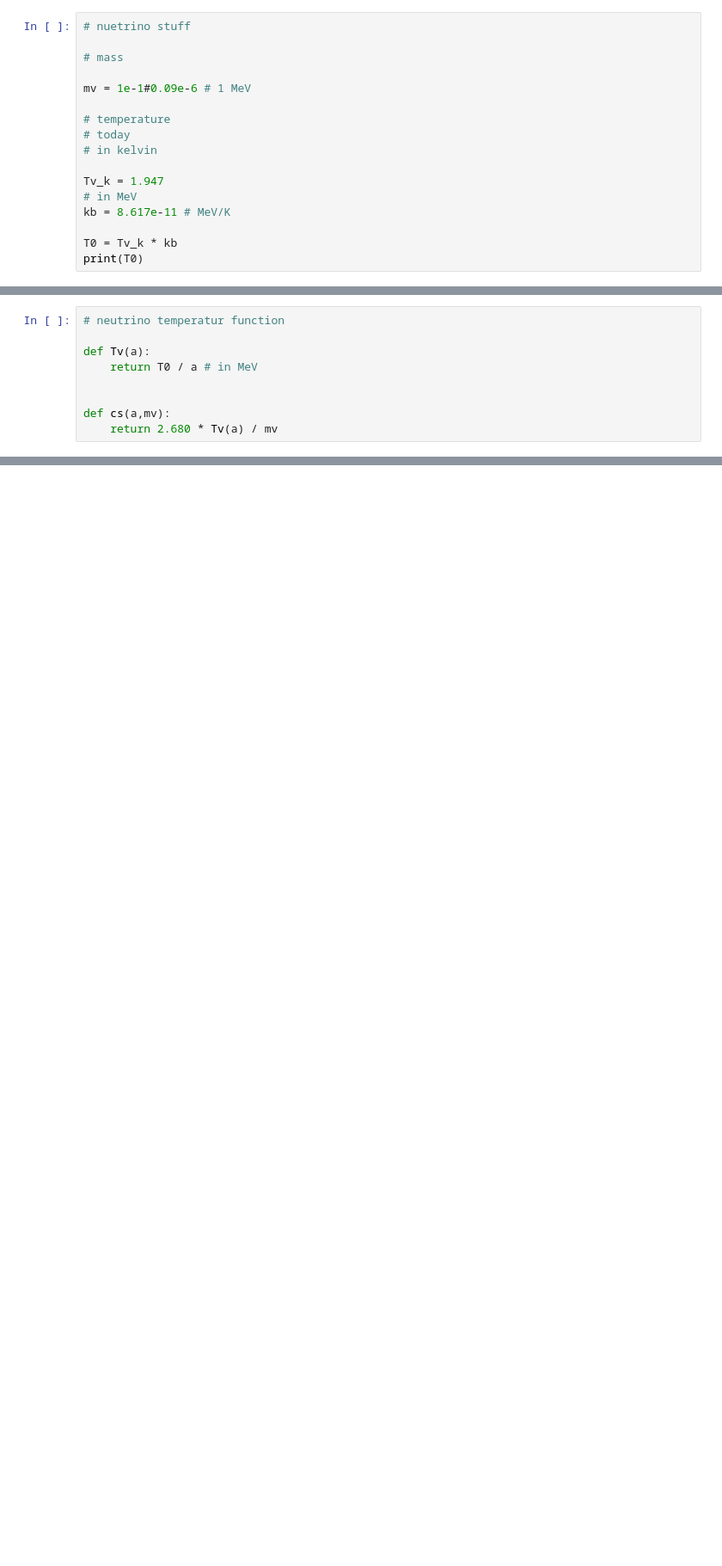
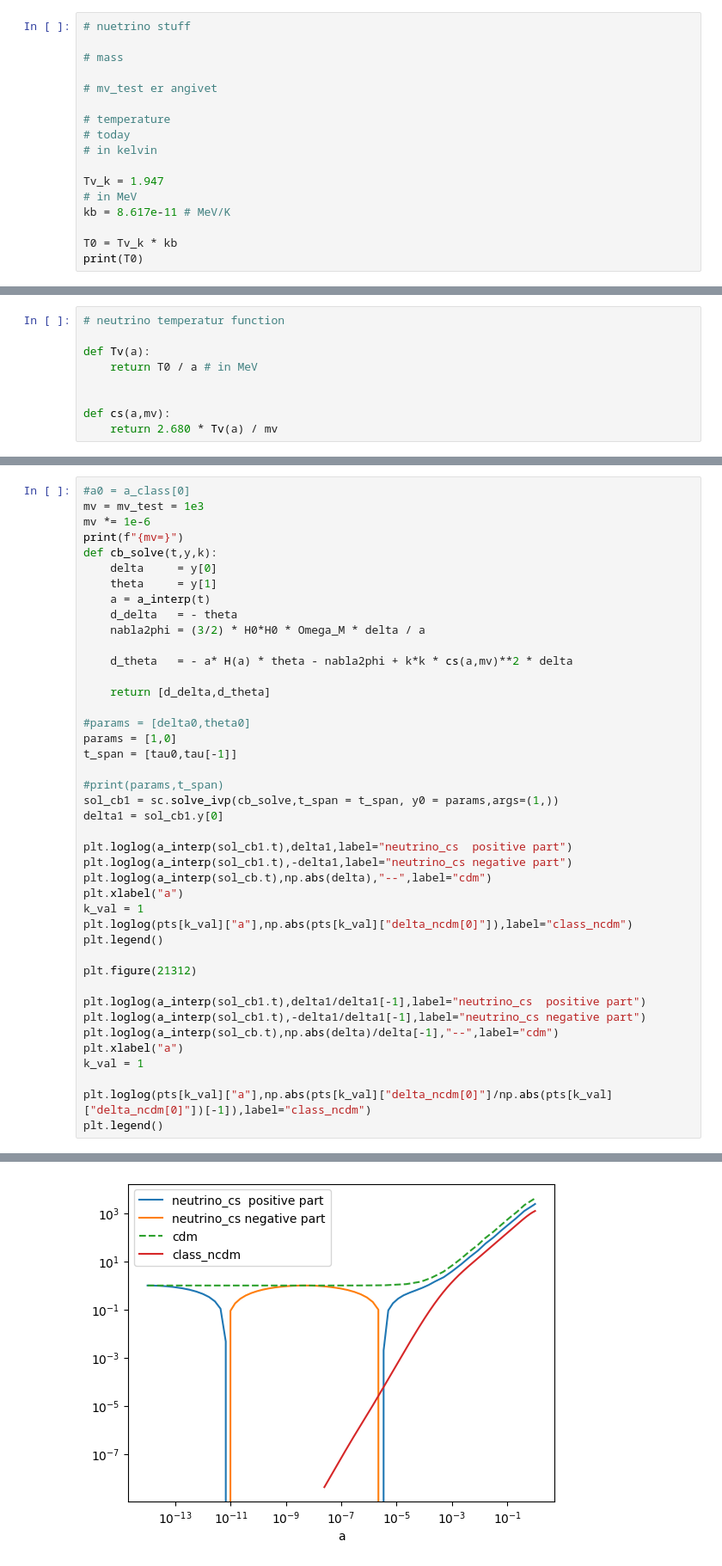
Before and after one commit to eriksteenberg/Power-spectrum-Test, a Jupyter notebook: cdm_cs_simulering.ipynb, the cells around one changed output, grey strips where cells are left out. Shown at 86% size. Drawn from its saved outputs; the diff is of its cells as text; blank space fills up the shorter version.

```diff
--- a/cdm_cs_simulering.ipynb
+++ b/cdm_cs_simulering.ipynb
@@ -41,7 +48,7 @@ $T_0 = 1.9 k$
 
 # mass
 
-mv = 1e-1#0.09e-6 # 1 MeV
+# mv_test er angivet
 
 # temperature
 # today
@@ -161,0 +138,43 @@ plt.legend()
+# %%
+#a0 = a_class[0]
+mv = mv_test = 1e3
+mv *= 1e-6
+print(f"{mv=}")
+def cb_solve(t,y,k):
+    delta     = y[0]
+    theta     = y[1]
+    a = a_interp(t)
+    d_delta   = - theta
+    nabla2phi = (3/2) * H0*H0 * Omega_M * delta / a
+
+    d_theta   = - a* H(a) * theta - nabla2phi + k*k * cs(a,mv)**2 * delta
+
+    return [d_delta,d_theta]
+
+#params = [delta0,theta0]
+params = [1,0]
+t_span = [tau0,tau[-1]]
+
+#print(params,t_span)
+sol_cb1 = sc.solve_ivp(cb_solve,t_span = t_span, y0 = params,args=(1,))
+delta1 = sol_cb1.y[0]
+
+plt.loglog(a_interp(sol_cb1.t),delta1,label="neutrino_cs  positive part")
+plt.loglog(a_interp(sol_cb1.t),-delta1,label="neutrino_cs negative part")
+plt.loglog(a_interp(sol_cb.t),np.abs(delta),"--",label="cdm")
+plt.xlabel("a")
+k_val = 1
+plt.loglog(pts[k_val]["a"],np.abs(pts[k_val]["delta_ncdm[0]"]),label="class_ncdm")
+plt.legend()
+
+plt.figure(21312)
+
+plt.loglog(a_interp(sol_cb1.t),delta1/delta1[-1],label="neutrino_cs  positive part")
+plt.loglog(a_interp(sol_cb1.t),-delta1/delta1[-1],label="neutrino_cs negative part")
+plt.loglog(a_interp(sol_cb.t),np.abs(delta)/delta[-1],"--",label="cdm")
+plt.xlabel("a")
+k_val = 1
+
+plt.loglog(pts[k_val]["a"],np.abs(pts[k_val]["delta_ncdm[0]"]/np.abs(pts[k_val]["delta_ncdm[0]"])[-1]),label="class_ncdm")
+plt.legend()
+# %% [output]
@@ -161,0 +183 @@ plt.legend()
+[figure, added]
```
Also changed, not shown: parts of 11 cells of this notebook.
